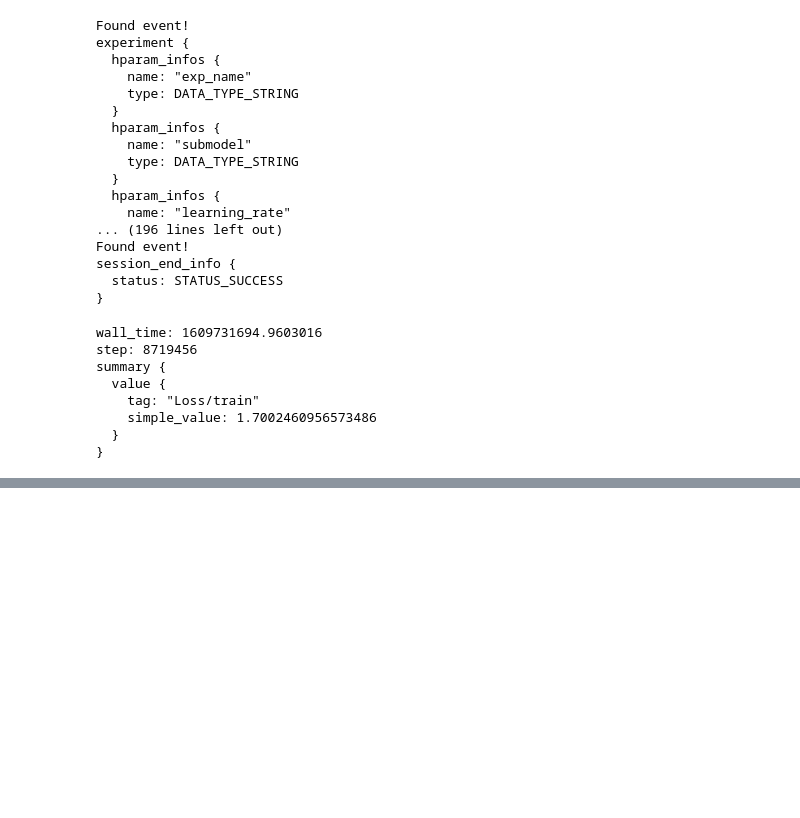
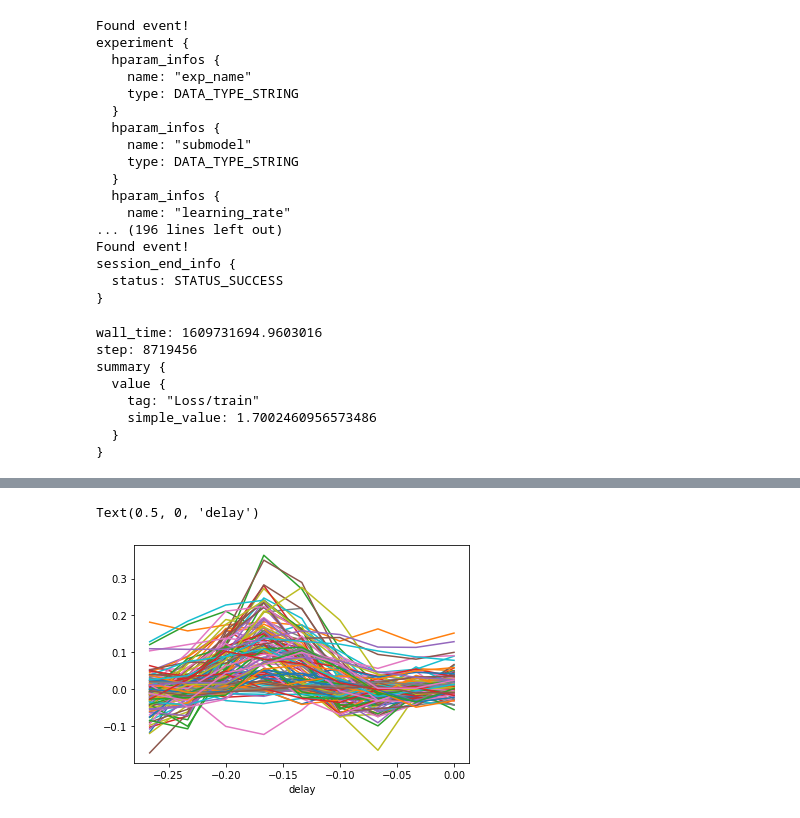
Before and after one commit to patrickmineault/your-head-is-there-to-move-you-around, a Jupyter notebook: notebooks/Read tensorboard hparams.ipynb, the cells around one changed output, grey strips where cells are left out. Drawn from its saved outputs; the diff is of its cells as text; code cells hidden in the pictures; blank space fills up the shorter version.

```diff
--- a/notebooks/Read tensorboard hparams.ipynb
+++ b/notebooks/Read tensorboard hparams.ipynb
@@ -70,0 +95,13 @@ summary {
+# %%
+import torch
+
+filename = '../models/shallownet_symmetric_repeat/model.ckpt-1120000-2021-01-07 04-20-03.771753.pt'
+data = torch.load(filename)
+# %%
+import matplotlib.pyplot as plt
+import numpy as np
+_ = plt.plot((np.arange(-8, 1)) / 30, data['wt'].cpu().detach().numpy())
+plt.xlabel('delay')
+# %% [output]
+Text(0.5, 0, 'delay')
+[figure, added]
```
Also changed, not shown: parts of 1 cell of this notebook, 1 other file.
